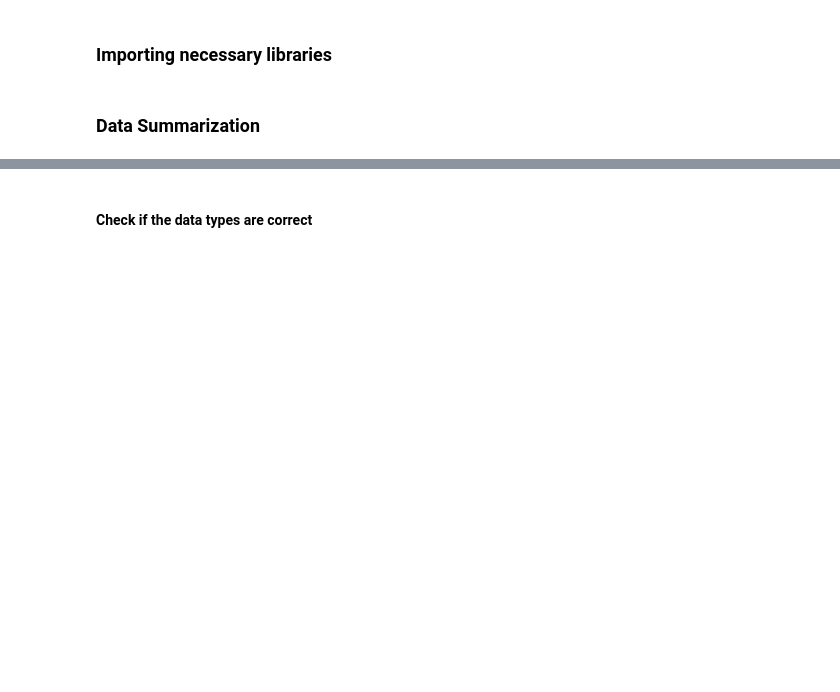
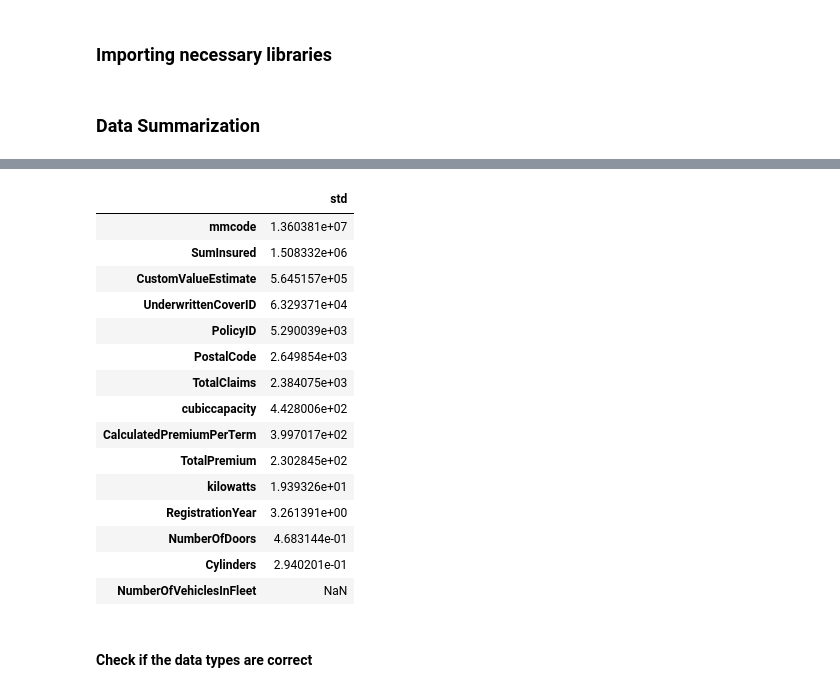
Before and after one commit to Yosef-ft/Insurance_Analysis, a Jupyter notebook: notebook/EDA.ipynb, the cells around one changed output, grey strips where cells are left out. Saved outputs shown, nothing was run; the diff lists cells and outputs as text; code cells hidden in the pictures; blank space fills up the shorter version.

```diff
--- a/notebook/EDA.ipynb
+++ b/notebook/EDA.ipynb
@@ -34,6 +35,26 @@ data.describe()
 | 50% | 9.408300e+04 | 7.071000e+03 | 2.000000e+03 | 6.005842e+07 | 2.011000e+03 | 4.000000 | 2694.000000 | ... |
 | 75% | 1.391900e+05 | 1.107700e+04 | 4.180000e+03 | 6.005842e+07 | 2.013000e+03 | 4.000000 | 2694.000000 | ... |
 | max | 3.011750e+05 | 2.324600e+04 | 9.870000e+03 | 6.506535e+07 | 2.015000e+03 | 10.000000 | 12880.000000 | ... |
+# %%
+# The variability of each columns
+data.describe()[data.describe().index == 'std'].T.sort_values(by = 'std', ascending=False)
+# %% [output]
+|  | std |
+| mmcode | 1.360381e+07 |
+| SumInsured | 1.508332e+06 |
+| CustomValueEstimate | 5.645157e+05 |
+| UnderwrittenCoverID | 6.329371e+04 |
+| PolicyID | 5.290039e+03 |
+| PostalCode | 2.649854e+03 |
+| TotalClaims | 2.384075e+03 |
+| cubiccapacity | 4.428006e+02 |
+| CalculatedPremiumPerTerm | 3.997017e+02 |
+| TotalPremium | 2.302845e+02 |
+| kilowatts | 1.939326e+01 |
+| RegistrationYear | 3.261391e+00 |
+| NumberOfDoors | 4.683144e-01 |
+| Cylinders | 2.940201e-01 |
+| NumberOfVehiclesInFleet | NaN |
 # %% [markdown]
 #### Check if the data types are correct
 # %%
```
Also changed, not shown: parts of 14 cells of this notebook.
